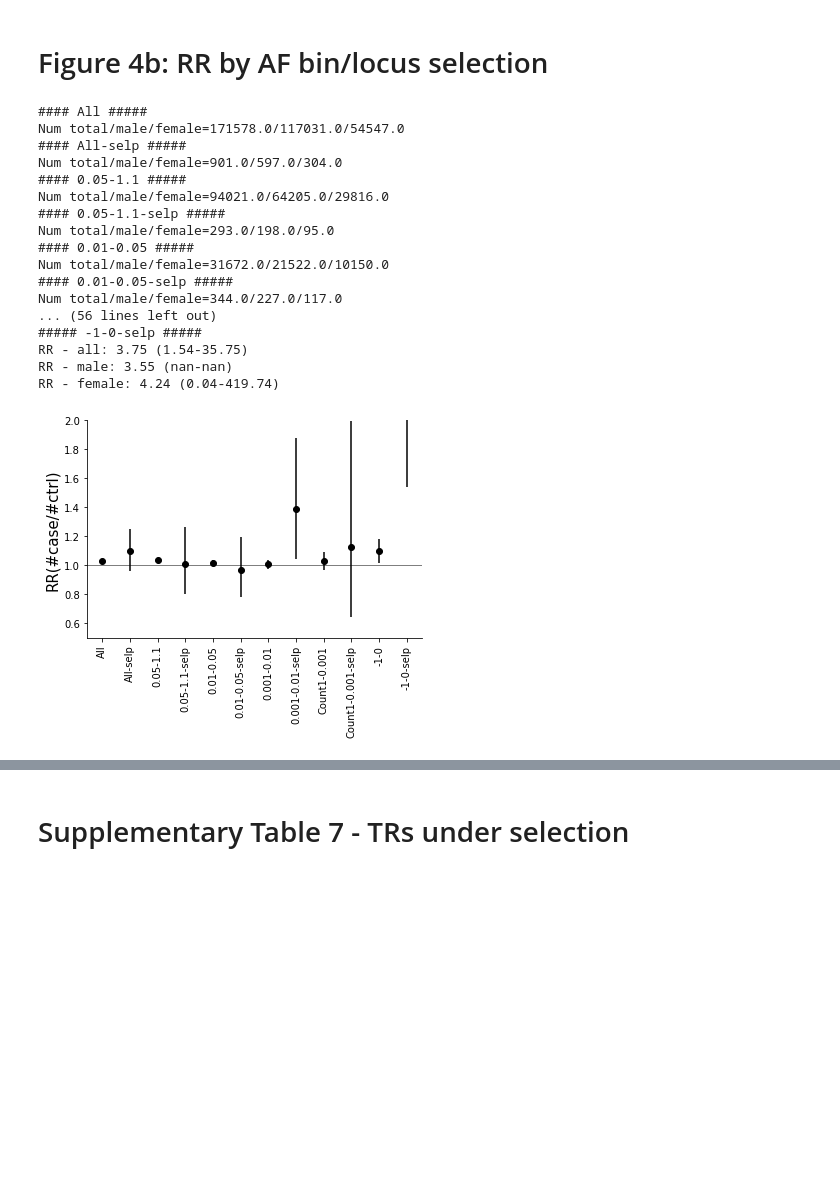
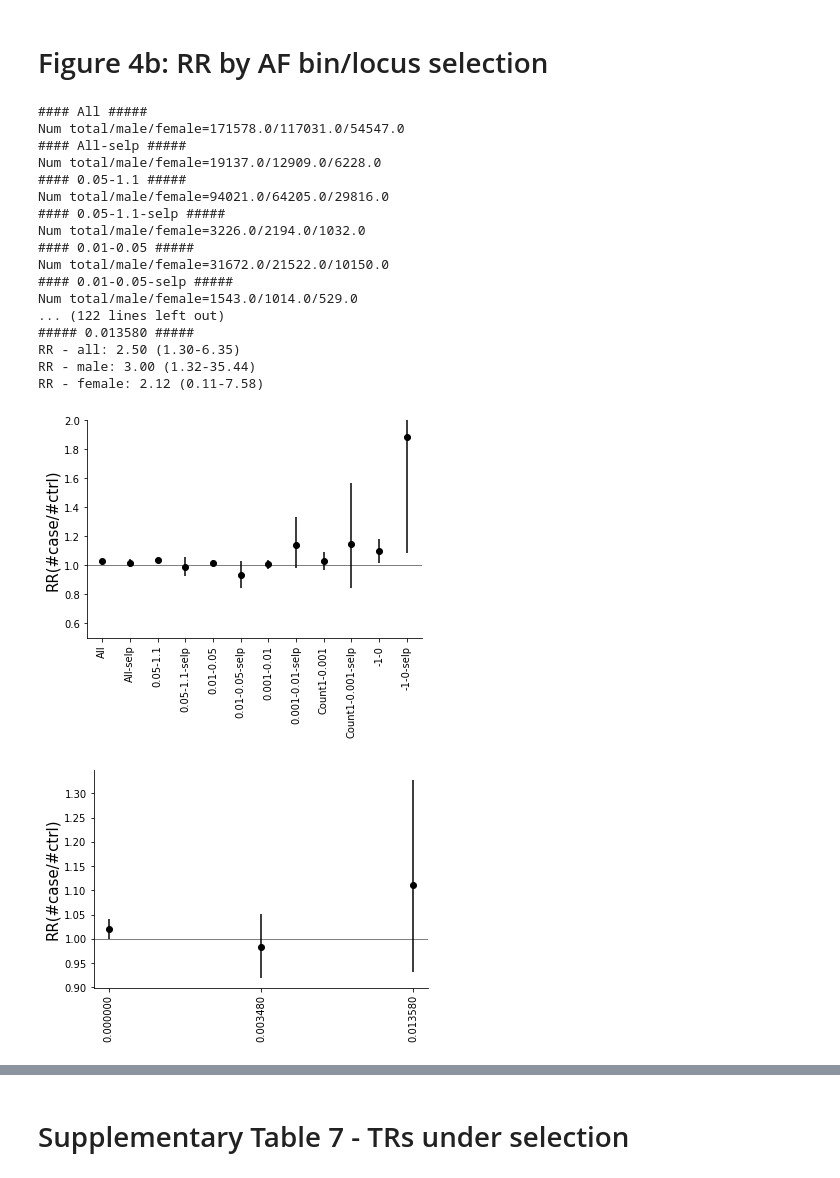
Before and after one commit to gymreklab/ssc-denovos-paper, a Jupyter notebook: figure-notebooks-v2/Mitra_etal_Figure3+4_Burden_v2.ipynb, the cells around one changed output, grey strips where cells are left out. Saved outputs shown, nothing was run; the diff lists cells and outputs as text; code cells hidden in the pictures; blank space fills up the shorter version.

```diff
--- a/figure-notebooks-v2/Mitra_etal_Figure3+4_Burden_v2.ipynb
+++ b/figure-notebooks-v2/Mitra_etal_Figure3+4_Burden_v2.ipynb
@@ -647,68 +676,70 @@ print(CompareBurden(finaldata[finaldata["sex"]=="female"], finaldata[(finaldata[
 # %%
-mintotal = 0.8*max(fdata["total"])
-
-# Load selection estimates and generate per-allele scores
-def GetSelectionScore(x):
-    if np.isnan(x["ABC_s_median"]): return np.nan
-    diff = abs(x["newallele"]-x["optimal_ru"])
-    s_est = x["ABC_s_median"]
-    return diff*s_est
-
-seldata = pd.read_csv("/storage/BonnieH/selection_project/per_locus/results/per_locus_results_prelim_all_per.txt", sep="\t")
-seldata["pos"] = seldata["start"]
-seldata = seldata[~np.isnan(seldata["LRT_p_value"])]
-seldata["ABC_upper"] = seldata["ABC_s_95%_CI"].apply(lambda x: float(x.split(",")[1].split(")")[0]))
-seldata["ABC_lower"] = seldata["ABC_s_95%_CI"].apply(lambda x: float(x.split(",")[0].split("(")[1]))
-seldata = pd.merge(finaldata, seldata, on=["chrom","pos"], how="left")
-seldata["pscore"] = seldata.apply(GetSelectionScore, 1)
-
-
 # All
 fdata_list = [seldata, seldata[(seldata["LRT_p_value"]<0.05) & ~np.isnan(seldata["LRT_p_value"])] ]
 fdata_labels_list = ["All", "All-selp"]
 colors = ["black","blue"]
 
 # Other freq bins
+q_thresh = 0.01
 for freqpair in [(0.05, 1.1), (0.01, 0.05), (0.001, 0.01), (-1,0.001), (-1, 0)]:
     minfreq, maxfreq = freqpair
     if minfreq == -1 and maxfreq > 0:
         fdata_list.append(seldata[(seldata["total"]>=mintotal) & (seldata["freq"]>0) & (seldata["freq"]<=maxfreq)])
         fdata_labels_list.append("Count1-%s"%(maxfreq))
         colors.append("black")
 
-        fdata_list.append(seldata[(seldata["LRT_p_value"]<0.05) & ~np.isnan(seldata["LRT_p_value"]) &
+        fdata_list.append(seldata[(seldata["qvalue"]<q_thresh) & ~np.isnan(seldata["LRT_p_value"]) &
                                   (seldata["total"]>=mintotal) & (seldata["freq"]>0) & (seldata["freq"]<=maxfreq)])
         fdata_labels_list.append("Count1-%s-selp"%(maxfreq))
         colors.append("blue")
 
     else:
         fdata_list.append(seldata[(seldata["total"]>=mintotal) & (seldata["freq"]>minfreq) & (seldata["freq"]<=maxfreq)])
         fdata_labels_list.append("%s-%s"%(minfreq,maxfreq))
         colors.append("black")
 
-        fdata_list.append(seldata[(seldata["LRT_p_value"]<0.05) & ~np.isnan(seldata["LRT_p_value"]) &
+        fdata_list.append(seldata[(seldata["qvalue"]<q_thresh) &
                 (seldata["total"]>=mintotal) & (seldata["freq"]>minfreq) & (seldata["freq"]<=maxfreq)])
         fdata_labels_list.append("%s-%s-selp"%(minfreq,maxfreq))
         colors.append("blue")
 
+PlotRR(finaldata, fdata_list, fdata_labels_list, plotsex=False, maxORy=2, figprefix="Figure4-LocusSel", figsize=(6, 4))
 
-PlotRR(finaldata, fdata_list, fdata_labels_list, plotsex=False, maxORy=2, figprefix="Figure4-LocusSel", figsize=(6, 4))
+# Per allele score, by af
+#s_threshs = [0, 10e-5, 10e-4, 5e-3, 0.015]
+s_threshs = np.percentile(seldata[~np.isnan(seldata["pscore"])]["pscore"], [0, 90, 99])
+for freqbin in [(-0.5,1.1), (0, 0.01), (-1, 0)]:
+    print("\n\n%s"%str(freqbin))
+    fdata_list = []
+    fdata_list_labels = []
+    minfreq, maxfreq = freqbin
+    for sthresh in s_threshs:
+        if sthresh == 0: use_q = 1
+        else: use_q = q_thresh
+        fdata_list.append(seldata[(seldata["freq"]>minfreq) & (seldata["freq"]<=maxfreq) &
+                                  (seldata["qvalue"]<use_q) &
+                                  (seldata["pscore"]>=sthresh) & (seldata["total"]>=mintotal)])
+        fdata_list_labels.append("%.6f"%sthresh)
+    print(fdata_list_labels)
+    PlotRR(finaldata, fdata_list, fdata_list_labels, plotsex=False,
+           figprefix="Figure4-AlleleSel-%s"%str(freqbin), figsize=(6, 4))
 # %% [output]
 #### All #####
 Num total/male/female=171578.0/117031.0/54547.0
 #### All-selp #####
-Num total/male/female=901.0/597.0/304.0
+Num total/male/female=19137.0/12909.0/6228.0
 #### 0.05-1.1 #####
 Num total/male/female=94021.0/64205.0/29816.0
 #### 0.05-1.1-selp #####
-Num total/male/female=293.0/198.0/95.0
+Num total/male/female=3226.0/2194.0/1032.0
 #### 0.01-0.05 #####
 Num total/male/female=31672.0/21522.0/10150.0
 #### 0.01-0.05-selp #####
-Num total/male/female=344.0/227.0/117.0
-... (56 lines left out)
-##### -1-0-selp #####
-RR - all: 3.75 (1.54-35.75)
-RR - male: 3.55 (nan-nan)
-RR - female: 4.24 (0.04-419.74)
+Num total/male/female=1543.0/1014.0/529.0
+... (122 lines left out)
+##### 0.013580 #####
+RR - all: 2.50 (1.30-6.35)
+RR - male: 3.00 (1.32-35.44)
+RR - female: 2.12 (0.11-7.58)
-[figure, old version]
+[figure, new version]
+[figure, added]
```
Also changed, not shown: parts of 7 cells of this notebook.
